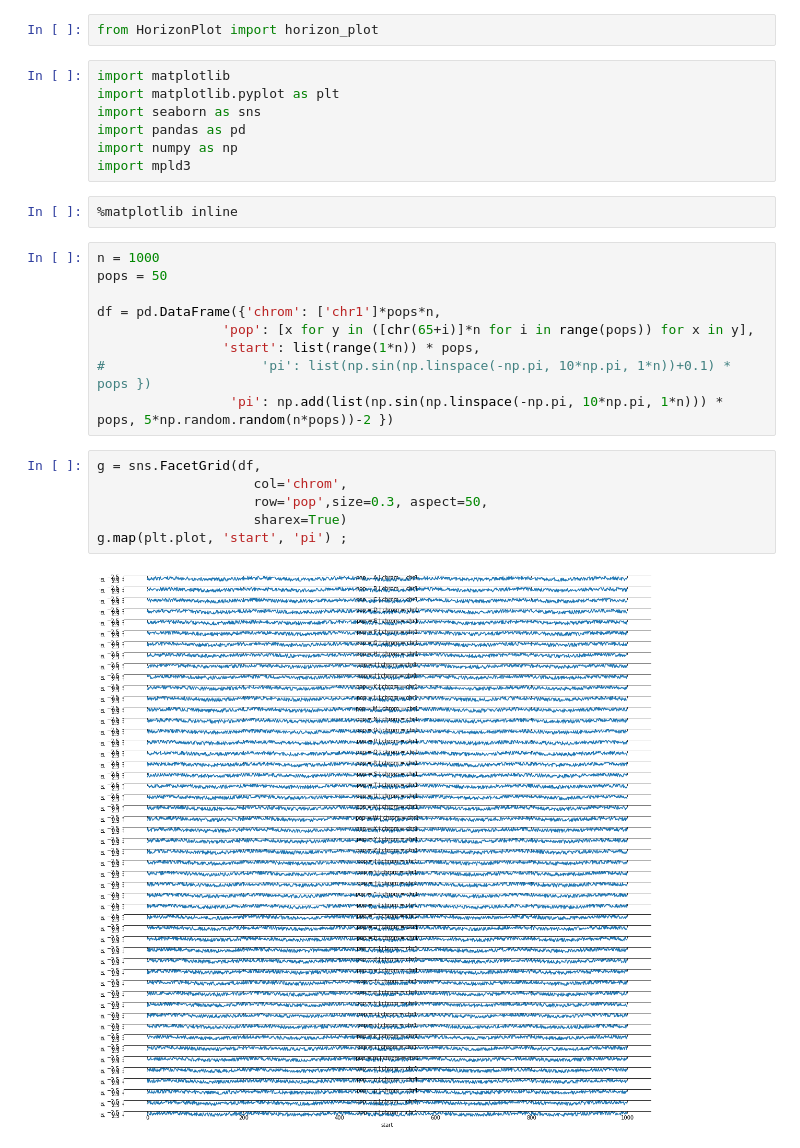
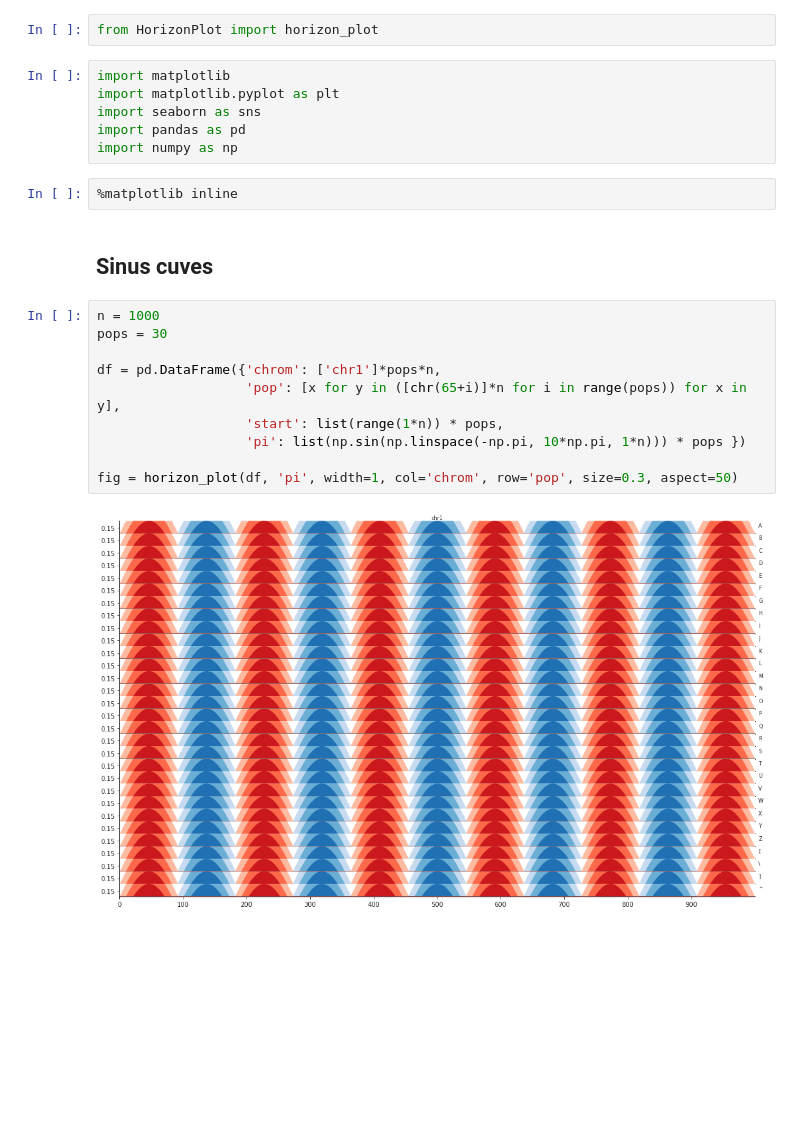
Before and after one commit to munch-group/horizonplot, a Jupyter notebook: notebook.ipynb, the cells around one changed output. Drawn from its saved outputs; the diff is of its cells as text; blank space fills up the shorter version.

```diff
--- a/notebook.ipynb
+++ b/notebook.ipynb
@@ -6,23 +6,19 @@ import matplotlib.pyplot as plt
 import seaborn as sns
 import pandas as pd
 import numpy as np
-import mpld3
 # %%
 %matplotlib inline
+# %% [markdown]
+## Sinus cuves
 # %%
 n = 1000
-pops = 50
+pops = 30
 
 df = pd.DataFrame({'chrom': ['chr1']*pops*n,
-                'pop': [x for y in ([chr(65+i)]*n for i in range(pops)) for x in y],
-                'start': list(range(1*n)) * pops,
-#                    'pi': list(np.sin(np.linspace(-np.pi, 10*np.pi, 1*n))+0.1) * pops })
-                 'pi': np.add(list(np.sin(np.linspace(-np.pi, 10*np.pi, 1*n))) * pops, 5*np.random.random(n*pops))-2 })
+                   'pop': [x for y in ([chr(65+i)]*n for i in range(pops)) for x in y],
+                   'start': list(range(1*n)) * pops,
+                   'pi': list(np.sin(np.linspace(-np.pi, 10*np.pi, 1*n))) * pops })
+
+fig = horizon_plot(df, 'pi', width=1, col='chrom', row='pop', size=0.3, aspect=50)
+# %% [output]
+[figure, added]
-# %%
-g = sns.FacetGrid(df,
-                    col='chrom',
-                    row='pop',size=0.3, aspect=50,
-                    sharex=True)
-g.map(plt.plot, 'start', 'pi') ;
-# %% [output]
-[figure, removed]
```
Also changed, not shown: parts of 3 cells of this notebook.
